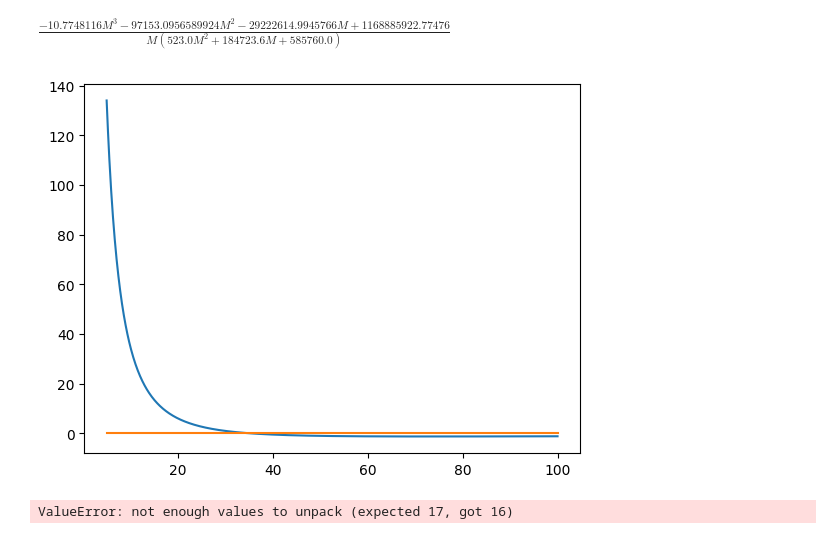
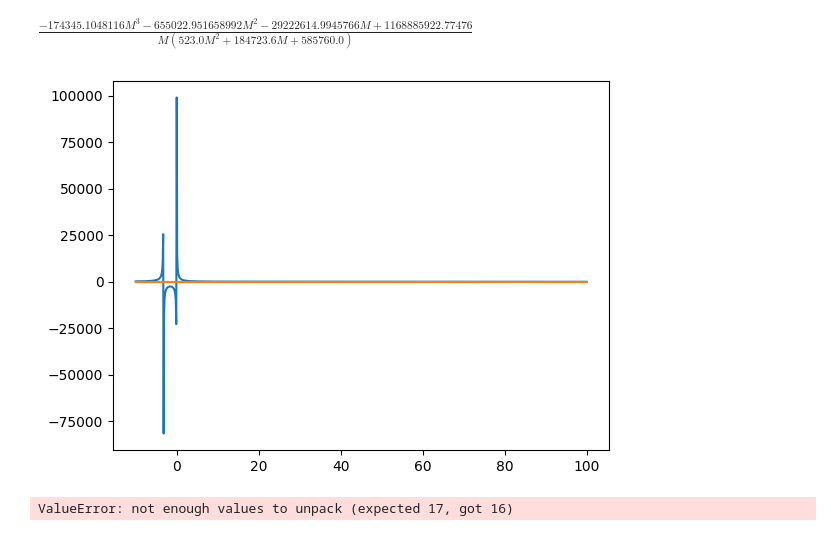
Before and after one commit to ethygers/Mup1_Modeling, a Jupyter notebook: finding_parameter_ranges.ipynb, the cells around one changed output. Saved outputs shown, nothing was run; the diff lists cells and outputs as text; code cells hidden in the pictures.

Commit message:
sensitivity analysis code and images

```diff
--- a/finding_parameter_ranges.ipynb
+++ b/finding_parameter_ranges.ipynb
@@ -25,9 +25,30 @@ Km = 350 #'' # micromolars (methionin michaelis-menten constant)
 # vmax = 8.8e3
 # Km = 2.5
 Me = .1
+# %%
+"""OLD PARAMETERS"""
+
+# parameters (filled in the ones I think would be the same or similar to Fur4)
+p = 8.3e-5 #'' # units mup1 per millisecond (mup1 production rate)
+h = 135 #'' # per micromolar per millisecond (methionine binding rate)
+w = 32 # unitless (scale factor for pH difference)
+j = 100 #'' # per millisecond (methionine unbinding rate)
+f = .25 #'' # per millisecond (recycling rate)
+Ae = 47 # micrometers^3 (endosomal membrane surface area)
+Ap = 314 # micrometers^3 (plasma membrane surface area)
+u = 1 # per millisecond (ubiquitination rate)
+a = 135 #'' # per micromolar per millisecond (art 1 binding rate)
+b = 1 # per millisecond (deubiquitination rate)
+d = .002 #'' # per millisecond (degradation rate)
+n = 0.1 #'' # per millisecond (endocytosis rate)
+V = 523 # micrometers^3 (volume of cytoplasm)
+vmax = 8.8e3 #'' # micromolars*micrometers^3 per millisecond (maximal rate of methionine metabolism)
+Km = 2.5 #'' # micromolars (methionine michaelis-menten constant)
+Me = 1
 # %%
 # change a parameter
-vmax = -1
+vmax = 174333.33
+Km = 350
 # %%
 # substitution into M to get equation for bisection method
 
@@ -51,18 +72,18 @@ new_dM = dM.subs(steady_states)
 new_dM = sy.simplify(new_dM)
 new_dM
 # %% [output]
-$\displaystyle \frac{- 10.7748116 M^{3} - 97153.0956589924 M^{2} - 29222614.9945766 M + 1168885922.77476}{M \left(523.0 M^{2} + 184723.6 M + 585760.0\right)}$
+$\displaystyle \frac{- 174345.1048116 M^{3} - 655022.951658992 M^{2} - 29222614.9945766 M + 1168885922.77476}{M \left(523.0 M^{2} + 184723.6 M + 585760.0\right)}$
 # %%
 dM_func = sy.lambdify(M, new_dM)
 
 # plot dM against M
-x_vals = np.linspace(5, 100, 1000)
+x_vals = np.linspace(-10, 100, 1000)
 plt.plot(x_vals, dM_func(x_vals))
 plt.plot(x_vals, np.zeros_like(x_vals))
 # plt.ylim(-10, 10)
 plt.show()
 # %% [output]
-[figure, old version]
+[figure, new version]
 # %%
 """Define the model"""
 from mup1_model import bisection_M
```
Also changed, not shown: parts of 7 cells of this notebook, 11 other files.
